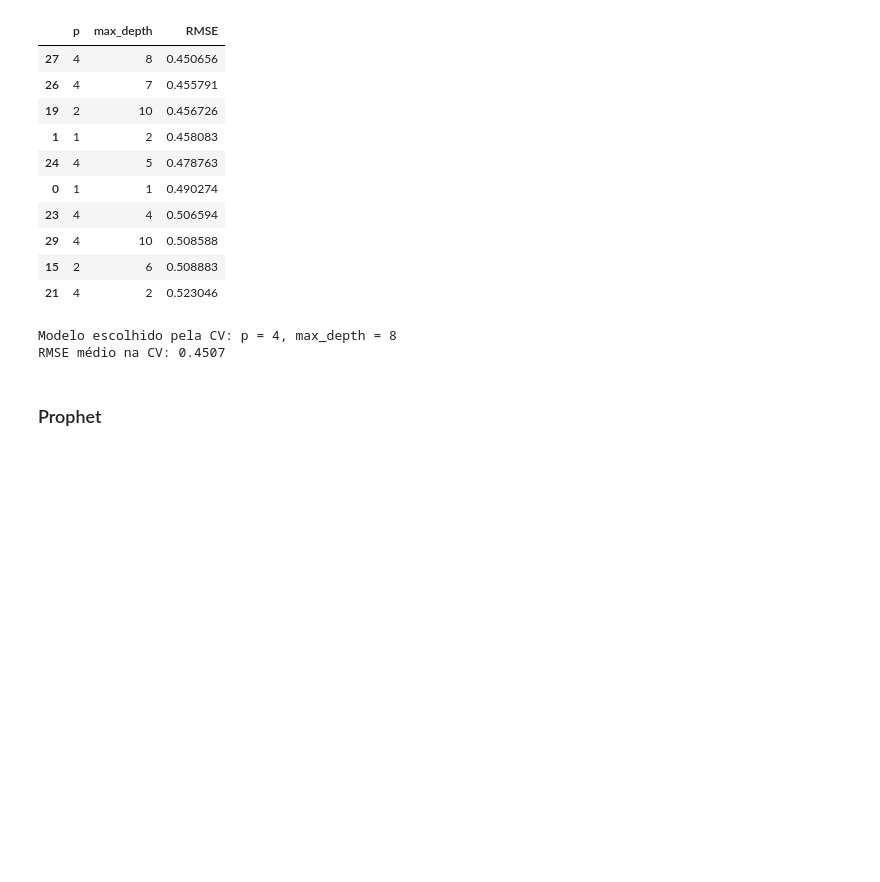
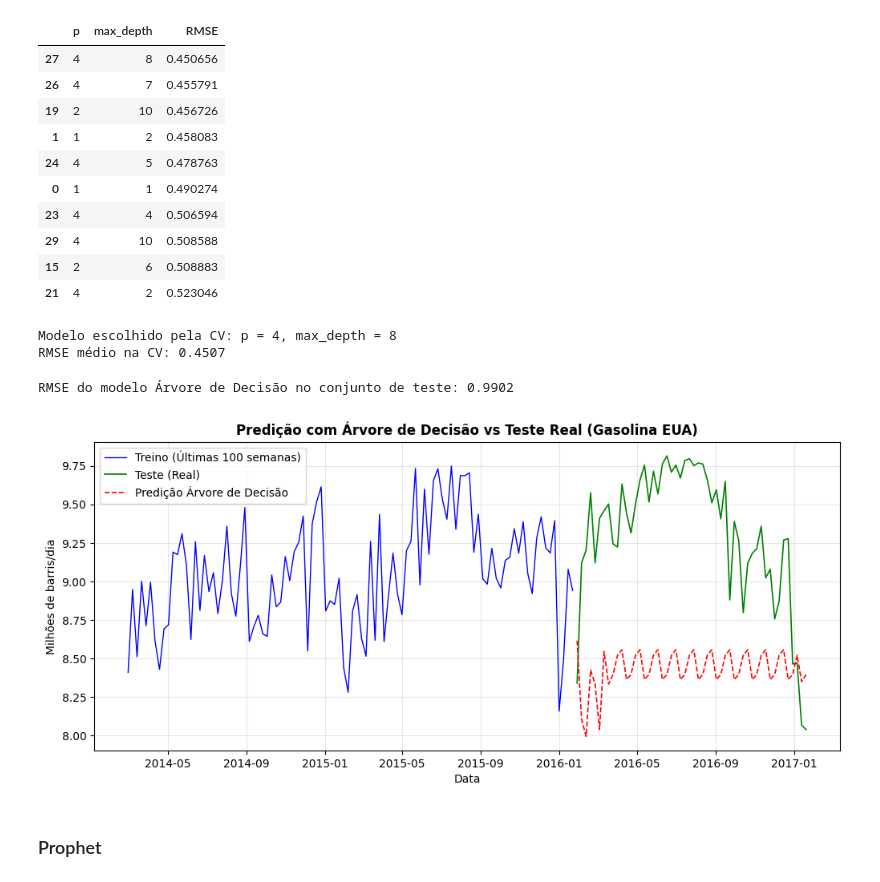
Before and after one commit to giu-garrido/ast-gasolina-eua, a Jupyter notebook: notebooks/AST_2026_Trabalho_Final_Problema_05_Gasolina_EUA.ipynb, the cells around one changed output. Cells and saved outputs as stored; diff of their text form; code cells hidden in the pictures; blank space fills up the shorter version.

```diff
--- a/notebooks/AST_2026_Trabalho_Final_Problema_05_Gasolina_EUA.ipynb
+++ b/notebooks/AST_2026_Trabalho_Final_Problema_05_Gasolina_EUA.ipynb
@@ -478,6 +560,57 @@ print(f"RMSE médio na CV: {melhor_arvore['RMSE']:.4f}")
 # %% [output]
 Modelo escolhido pela CV: p = 4, max_depth = 8
 RMSE médio na CV: 0.4507
+# %%
+# Treinar o melhor modelo de Árvore de Decisão no treino completo
+p_opt = 4
+depth_opt = 8
+
+df_arvore = train_df[['Volume_Milhoes_Barris_Dia']].copy()
+for k in range(p_opt):
+    df_arvore[f'X_{k+1}'] = df_arvore.Volume_Milhoes_Barris_Dia.shift(k+1)
+df_arvore['month'] = df_arvore.index.month
+df_arvore.dropna(axis=0, inplace=True)
+
+X_train = df_arvore.drop('Volume_Milhoes_Barris_Dia', axis=1)
+y_train = df_arvore.Volume_Milhoes_Barris_Dia
+
+model_dt = DecisionTreeRegressor(random_state=42, max_depth=depth_opt).fit(X_train, y_train)
+
+# Predição recursiva para o conjunto de teste (h = 52)
+lag_vars = [f"X_{k+1}" for k in range(p_opt)]
+lags = list(train_df.Volume_Milhoes_Barris_Dia.iloc[-p_opt:][::-1])
+preds_teste = []
+
+for data in test_df.index:
+    x_next = pd.DataFrame({var: [lags[k]] for k, var in enumerate(lag_vars)})
+    x_next["month"] = [data.month]
+
+    y_pred = model_dt.predict(x_next)[0]
+    preds_teste.append(y_pred)
+
+    lags = [y_pred] + lags[:-1]
+
+# Criar série temporal para as predições
+preds_series = pd.Series(preds_teste, index=test_df.index)
+
+# Calcular RMSE no teste
+rmse_dt = root_mean_squared_error(test_df.Volume_Milhoes_Barris_Dia, preds_teste)
+print(f"RMSE do modelo Árvore de Decisão no conjunto de teste: {rmse_dt:.4f}")
+
+# Plot do resultado
+plt.figure(figsize=(12, 5))
+plt.plot(train_df.Volume_Milhoes_Barris_Dia.iloc[-100:], label="Treino (Últimas 100 semanas)", color="blue", linewidth=1)
+plt.plot(test_df.Volume_Milhoes_Barris_Dia, label="Teste (Real)", color="green", linewidth=1.2)
+plt.plot(preds_series, label="Predição Árvore de Decisão", color="red", linestyle="--", linewidth=1.2)
+plt.title("Predição com Árvore de Decisão vs Teste Real (Gasolina EUA)", fontweight="bold")
+plt.xlabel("Data")
+plt.ylabel("Milhões de barris/dia")
+plt.grid(alpha=0.3)
+plt.legend()
+plt.show()
+# %% [output]
+RMSE do modelo Árvore de Decisão no conjunto de teste: 0.9902
+[figure, added]
 # %% [markdown]
 ### Prophet
 # %%
```
Also changed, not shown: parts of 27 cells of this notebook.
